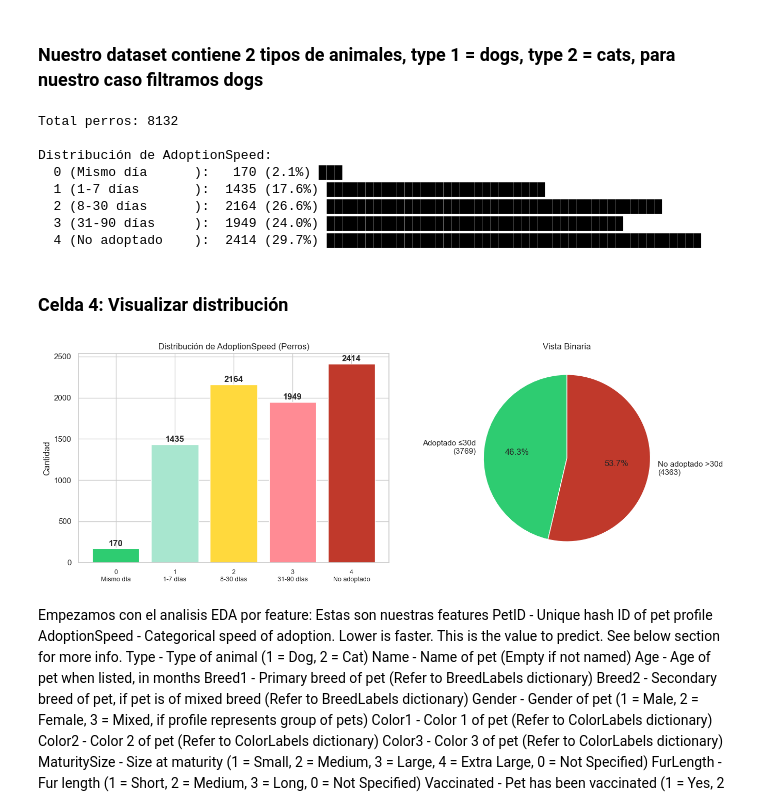
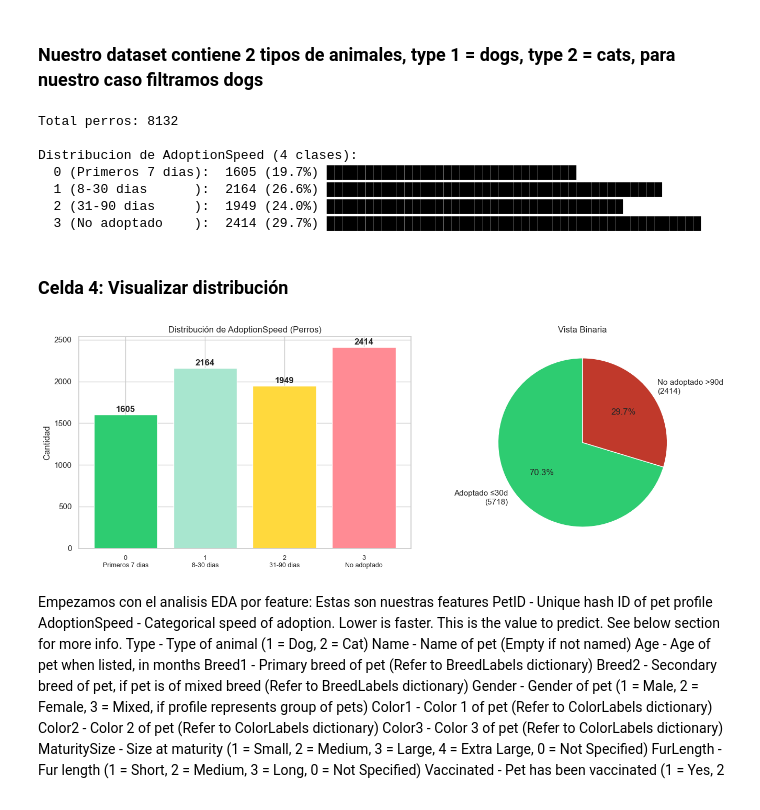
Before and after one commit to mxag11z/adogme-ml, a Jupyter notebook: aDOGme_ML_20Q.ipynb, the cells around one changed output. Drawn from its saved outputs; the diff is of its cells as text; code cells hidden in the pictures.

Commit message:
Upgraded notebook, now using gradient boosting, combined class 0,1 to increment accuracy & f1-score(macro,micro), modified dataset to replace with those adoptionSpeed combined classes.

```diff
--- a/aDOGme_ML_20Q.ipynb
+++ b/aDOGme_ML_20Q.ipynb
@@ -49,10 +47,16 @@ Tipos: Dog=8132, Cat=6861
 dogs = train[train['Type'] == 1].copy()
 print(f"Total perros: {len(dogs)}")
 
-speed_labels = {0: "Mismo día", 1: "1-7 días", 2: "8-30 días",
-                3: "31-90 días", 4: "No adoptado"}
+##here is where the replacement occurs. We are combining the first two classes into a single class
+## to increase accuracy, since classes are imbalanced.
+dogs['AdoptionSpeed'] = dogs['AdoptionSpeed'].replace({0: 0, 1: 0, 2: 1, 3: 2, 4: 3})
 
-print(f"\nDistribución de AdoptionSpeed:")
+speed_labels = {0: "Primeros 7 dias", 1: "8-30 dias",
+                2: "31-90 dias", 3: "No adoptado"}
+
+colors_speed = ['#2ecc71', '#ffd93d', '#ff6b6b', '#c0392b']
+
+print(f"\nDistribucion de AdoptionSpeed (4 clases):")
 for speed, count in dogs['AdoptionSpeed'].value_counts().sort_index().items():
     bar = "█" * (count // 50)
     pct = count / len(dogs) * 100
@@ -60,38 +64,37 @@ for speed, count in dogs['AdoptionSpeed'].value_counts().sort_index().items():
 # %% [output]
 Total perros: 8132
 
-Distribución de AdoptionSpeed:
-  0 (Mismo día      ):   170 (2.1%) ███
-  1 (1-7 días       ):  1435 (17.6%) ████████████████████████████
-  2 (8-30 días      ):  2164 (26.6%) ███████████████████████████████████████████
-  3 (31-90 días     ):  1949 (24.0%) ██████████████████████████████████████
-  4 (No adoptado    ):  2414 (29.7%) ████████████████████████████████████████████████
+Distribucion de AdoptionSpeed (4 clases):
+  0 (Primeros 7 dias):  1605 (19.7%) ████████████████████████████████
+  1 (8-30 dias      ):  2164 (26.6%) ███████████████████████████████████████████
+  2 (31-90 dias     ):  1949 (24.0%) ██████████████████████████████████████
+  3 (No adoptado    ):  2414 (29.7%) ████████████████████████████████████████████████
 # %% [markdown]
 ### Celda 4: Visualizar distribución
 # %%
 fig, axes = plt.subplots(1, 2, figsize=(14, 5))
 colors_speed = ['#2ecc71', '#a8e6cf', '#ffd93d', '#ff8b94', '#c0392b']
 counts = dogs['AdoptionSpeed'].value_counts().sort_index()
 
-bars = axes[0].bar(range(5), counts.values, color=colors_speed)
-axes[0].set_xticks(range(5))
+bars = axes[0].bar(range(4), counts.values, color=colors_speed)
+axes[0].set_xticks(range(4))
 axes[0].set_xticklabels([f"{k}\n{v}" for k, v in speed_labels.items()], fontsize=9)
 axes[0].set_ylabel('Cantidad')
 axes[0].set_title('Distribución de AdoptionSpeed (Perros)')
 for i, v in enumerate(counts.values):
     axes[0].text(i, v + 30, f'{v}', ha='center', fontweight='bold')
 
 adopted = (dogs['AdoptionSpeed'] <= 2).sum()
 not_adopted = (dogs['AdoptionSpeed'] > 2).sum()
 axes[1].pie([adopted, not_adopted],
-            labels=[f'Adoptado ≤30d\n({adopted})', f'No adoptado >30d\n({not_adopted})'],
+            labels=[f'Adoptado ≤30d\n({adopted})', f'No adoptado >90d\n({not_adopted})'],
             autopct='%1.1f%%', colors=['#2ecc71', '#c0392b'], startangle=90)
 axes[1].set_title('Vista Binaria')
 
 plt.tight_layout()
 plt.show()
 # %% [output]
-[figure, old version]
+[figure, new version]
 # %% [markdown]
 Empezamos con el analisis EDA por feature:
 Estas son nuestras features
```
Also changed, not shown: parts of 27 cells of this notebook.
